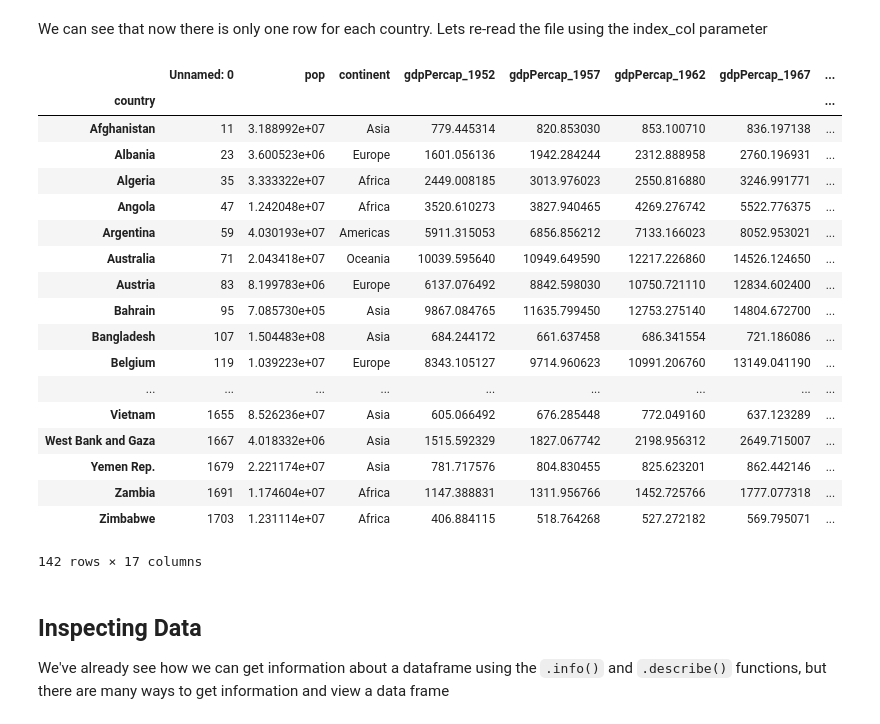
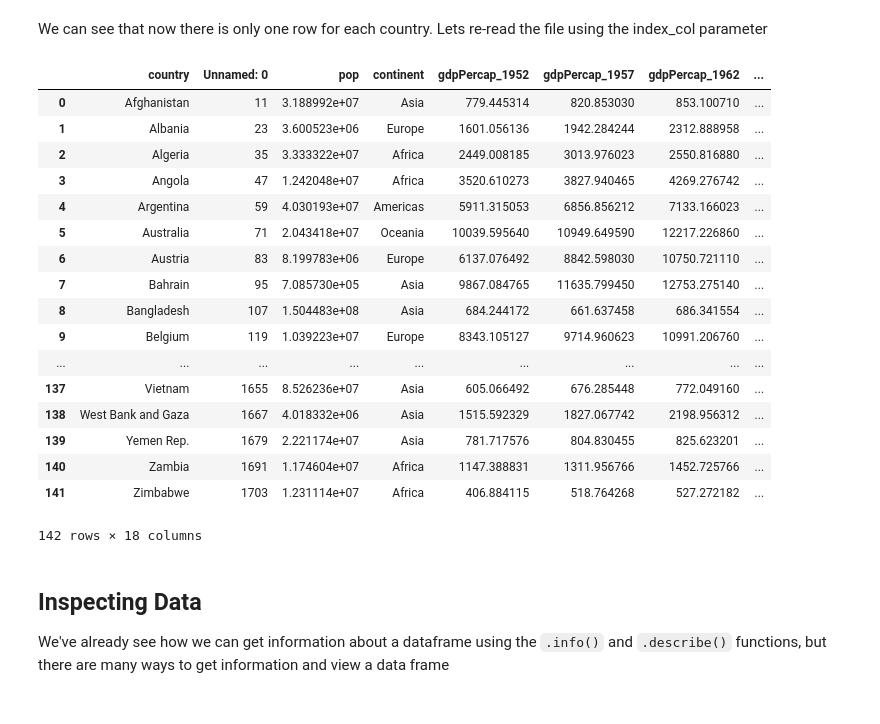
Before and after one commit to drakeasberry/2019-02-23-WorkshopResources, a Jupyter notebook: python-lessons/05 - Working With Pandas Data Frames.ipynb, the cells around one changed output. Saved outputs shown, nothing was run; the diff lists cells and outputs as text; code cells hidden in the pictures.

```diff
--- a/python-lessons/05 - Working With Pandas Data Frames.ipynb
+++ b/python-lessons/05 - Working With Pandas Data Frames.ipynb
@@ -107,30 +107,29 @@ We can see that now there is only one row for each country. Lets re-read the fil
 # %%
 # Re-read the file using index_cols
 #df_africa = pd.read_csv('gapminder_Africa.csv', index_col='country')
 #df_africa
 
-df_all = pd.read_csv('gapminder_All.csv', index_col='country')
+df_all = pd.read_csv('gapminder_All.csv')#, index_col='country')
 df_all
 # %% [output]
-|  | Unnamed: 0 | pop | continent | gdpPercap_1952 | gdpPercap_1957 | gdpPercap_1962 | gdpPercap_1967 | ... |
-| country |  |  |  |  |  |  |  | ... |
-| Afghanistan | 11 | 3.188992e+07 | Asia | 779.445314 | 820.853030 | 853.100710 | 836.197138 | ... |
-| Albania | 23 | 3.600523e+06 | Europe | 1601.056136 | 1942.284244 | 2312.888958 | 2760.196931 | ... |
-| Algeria | 35 | 3.333322e+07 | Africa | 2449.008185 | 3013.976023 | 2550.816880 | 3246.991771 | ... |
-| Angola | 47 | 1.242048e+07 | Africa | 3520.610273 | 3827.940465 | 4269.276742 | 5522.776375 | ... |
-| Argentina | 59 | 4.030193e+07 | Americas | 5911.315053 | 6856.856212 | 7133.166023 | 8052.953021 | ... |
-| Australia | 71 | 2.043418e+07 | Oceania | 10039.595640 | 10949.649590 | 12217.226860 | 14526.124650 | ... |
-| Austria | 83 | 8.199783e+06 | Europe | 6137.076492 | 8842.598030 | 10750.721110 | 12834.602400 | ... |
-| Bahrain | 95 | 7.085730e+05 | Asia | 9867.084765 | 11635.799450 | 12753.275140 | 14804.672700 | ... |
-| Bangladesh | 107 | 1.504483e+08 | Asia | 684.244172 | 661.637458 | 686.341554 | 721.186086 | ... |
-| Belgium | 119 | 1.039223e+07 | Europe | 8343.105127 | 9714.960623 | 10991.206760 | 13149.041190 | ... |
+|  | country | Unnamed: 0 | pop | continent | gdpPercap_1952 | gdpPercap_1957 | gdpPercap_1962 | ... |
+| 0 | Afghanistan | 11 | 3.188992e+07 | Asia | 779.445314 | 820.853030 | 853.100710 | ... |
+| 1 | Albania | 23 | 3.600523e+06 | Europe | 1601.056136 | 1942.284244 | 2312.888958 | ... |
+| 2 | Algeria | 35 | 3.333322e+07 | Africa | 2449.008185 | 3013.976023 | 2550.816880 | ... |
+| 3 | Angola | 47 | 1.242048e+07 | Africa | 3520.610273 | 3827.940465 | 4269.276742 | ... |
+| 4 | Argentina | 59 | 4.030193e+07 | Americas | 5911.315053 | 6856.856212 | 7133.166023 | ... |
+| 5 | Australia | 71 | 2.043418e+07 | Oceania | 10039.595640 | 10949.649590 | 12217.226860 | ... |
+| 6 | Austria | 83 | 8.199783e+06 | Europe | 6137.076492 | 8842.598030 | 10750.721110 | ... |
+| 7 | Bahrain | 95 | 7.085730e+05 | Asia | 9867.084765 | 11635.799450 | 12753.275140 | ... |
+| 8 | Bangladesh | 107 | 1.504483e+08 | Asia | 684.244172 | 661.637458 | 686.341554 | ... |
+| 9 | Belgium | 119 | 1.039223e+07 | Europe | 8343.105127 | 9714.960623 | 10991.206760 | ... |
 | ... | ... | ... | ... | ... | ... | ... | ... | ... |
-| Vietnam | 1655 | 8.526236e+07 | Asia | 605.066492 | 676.285448 | 772.049160 | 637.123289 | ... |
-| West Bank and Gaza | 1667 | 4.018332e+06 | Asia | 1515.592329 | 1827.067742 | 2198.956312 | 2649.715007 | ... |
-| Yemen Rep. | 1679 | 2.221174e+07 | Asia | 781.717576 | 804.830455 | 825.623201 | 862.442146 | ... |
-| Zambia | 1691 | 1.174604e+07 | Africa | 1147.388831 | 1311.956766 | 1452.725766 | 1777.077318 | ... |
-| Zimbabwe | 1703 | 1.231114e+07 | Africa | 406.884115 | 518.764268 | 527.272182 | 569.795071 | ... |
+| 137 | Vietnam | 1655 | 8.526236e+07 | Asia | 605.066492 | 676.285448 | 772.049160 | ... |
+| 138 | West Bank and Gaza | 1667 | 4.018332e+06 | Asia | 1515.592329 | 1827.067742 | 2198.956312 | ... |
+| 139 | Yemen Rep. | 1679 | 2.221174e+07 | Asia | 781.717576 | 804.830455 | 825.623201 | ... |
+| 140 | Zambia | 1691 | 1.174604e+07 | Africa | 1147.388831 | 1311.956766 | 1452.725766 | ... |
+| 141 | Zimbabwe | 1703 | 1.231114e+07 | Africa | 406.884115 | 518.764268 | 527.272182 | ... |
-142 rows × 17 columns
+142 rows × 18 columns
 # %% [markdown]
 ## Inspecting Data
 We've already see how we can get information about a dataframe using the `.info()` and `.describe()` functions, but there are many ways to get information and view a data frame
```
Also changed, not shown: parts of 43 cells of this notebook, 1 other file.
